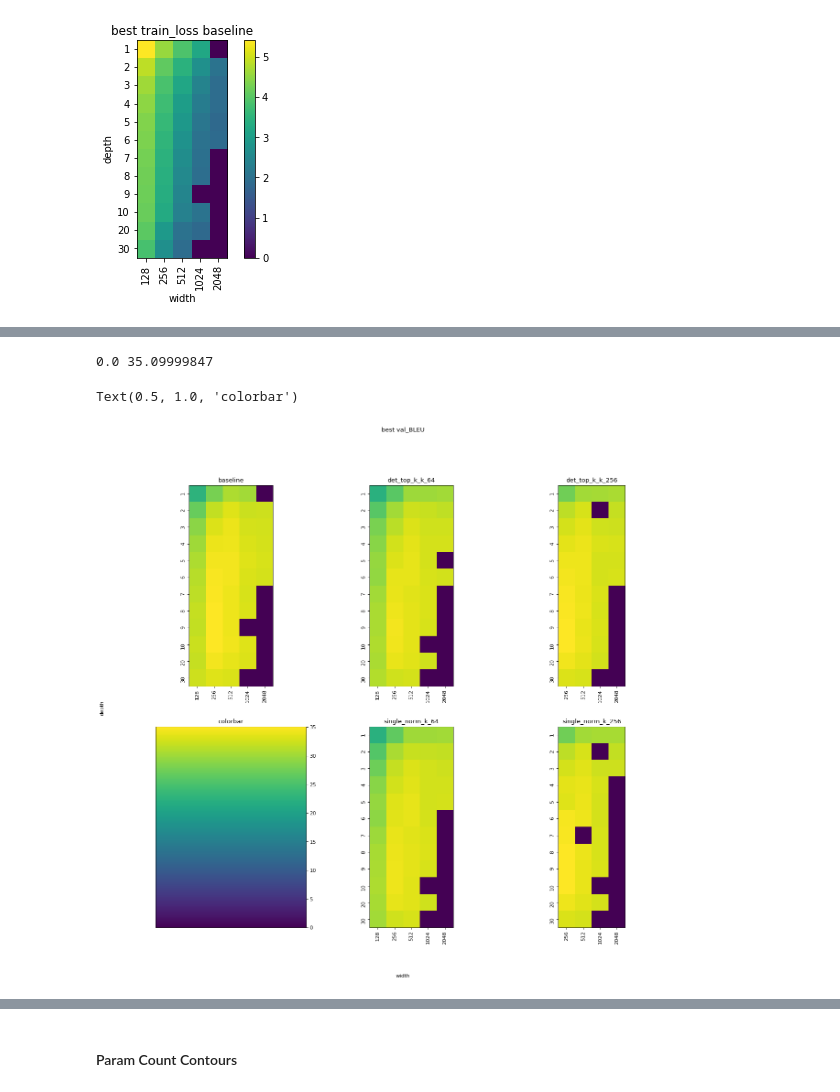
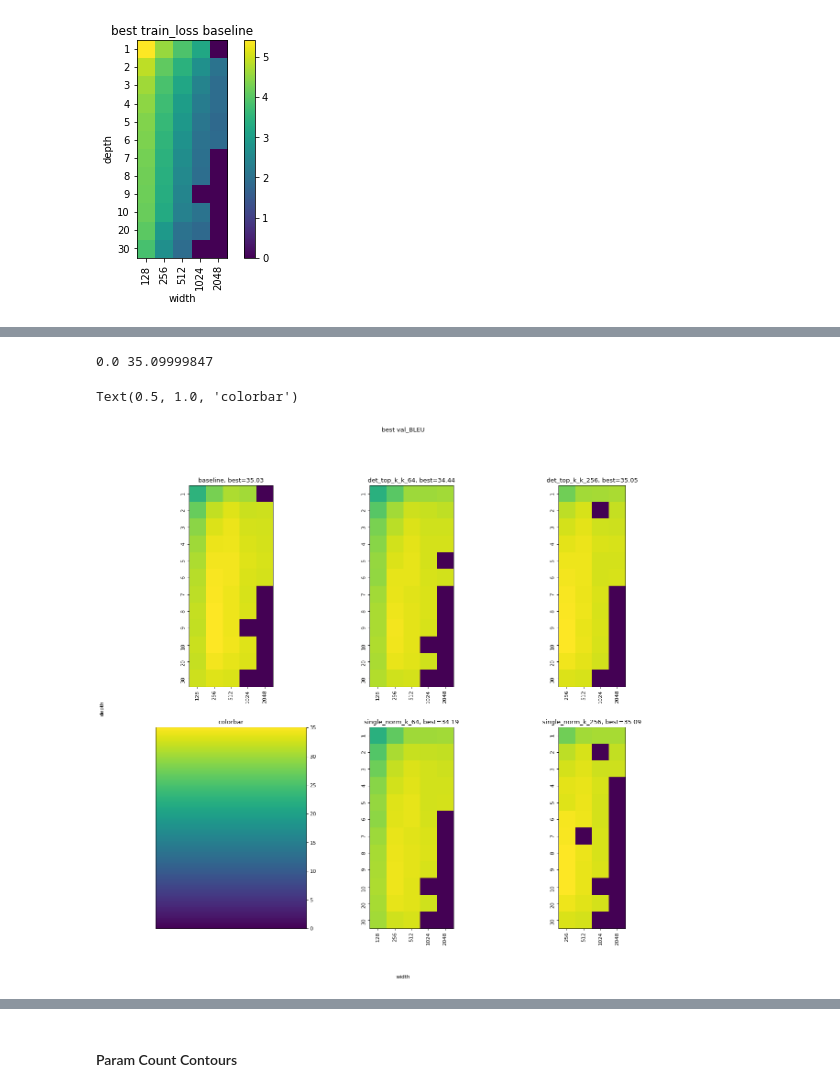
Before and after one commit to darkmatter08/fairseq, a Jupyter notebook: fairseq/modules/compare_linears/Analyze width depth sweeps.ipynb, the cells around one changed output, grey strips where cells are left out. Cells and saved outputs as stored; diff of their text form; code cells hidden in the pictures.

```diff
--- a/fairseq/modules/compare_linears/Analyze width depth sweeps.ipynb
+++ b/fairseq/modules/compare_linears/Analyze width depth sweeps.ipynb
@@ -520,7 +520,7 @@ plt.colorbar()
 <matplotlib.colorbar.Colorbar at 0x...>
 [figure]
 # %%
-def make_heatmap(baseline_results, ax, title='', field='BEST_LOSS_TRAIN_EPOCH_1', vmin=None, vmax=None):
+def make_heatmap(baseline_results, ax, title='', field='BEST_LOSS_TRAIN_EPOCH_1', vmin=None, vmax=None, function=np.min):
     all_layers_baseline = np.unique(baseline_results['n_layers_encoder_layers'])
     all_widths_baseline = np.unique(baseline_results['d_model_encoder_embed_dim'])
 
@@ -539,6 +539,7 @@ def make_heatmap(baseline_results, ax, title='', field='BEST_LOSS_TRAIN_EPOCH_1'
     np.nan_to_num(all_train_losses, copy=False)
 
     imgresult = ax.imshow(all_train_losses, vmin=vmin, vmax=vmax)
+    title += ', best={:0.2f}'.format(function(all_train_losses[all_train_losses != 0]))
     try:
         ax.set_title(title)
         ax.set_xticks(ticks=range(len(all_widths_baseline)))
@@ -641,22 +642,22 @@ Text(0.5, 1.0, 'colorbar')
 # %%
 field = 'BEST_BLEU_VAL_EPOCH_120'
 vmin, vmax = get_normalizing_values(field)
 print(vmin, vmax)
 
 fig, all_ax = plt.subplots(2, 3, figsize=(18, 16), dpi= 80)
-result = make_heatmap(baseline_results, all_ax[0,0], title='baseline', field=field, vmin=vmin, vmax=vmax)
-result = make_heatmap(det_top_k_k_64, all_ax[0,1], title='det_top_k_k_64', field=field, vmin=vmin, vmax=vmax)
-result = make_heatmap(det_top_k_k_256, all_ax[0,2], title='det_top_k_k_256', field=field, vmin=vmin, vmax=vmax)
-result = make_heatmap(single_norm_k_64, all_ax[1,1], title='single_norm_k_64', field=field, vmin=vmin, vmax=vmax)
-result = make_heatmap(single_norm_k_256, all_ax[1,2], title='single_norm_k_256', field=field, vmin=vmin, vmax=vmax)
+result = make_heatmap(baseline_results, all_ax[0,0], title='baseline', field=field, vmin=vmin, vmax=vmax, function=np.max)
+result = make_heatmap(det_top_k_k_64, all_ax[0,1], title='det_top_k_k_64', field=field, vmin=vmin, vmax=vmax, function=np.max)
+result = make_heatmap(det_top_k_k_256, all_ax[0,2], title='det_top_k_k_256', field=field, vmin=vmin, vmax=vmax, function=np.max)
+result = make_heatmap(single_norm_k_64, all_ax[1,1], title='single_norm_k_64', field=field, vmin=vmin, vmax=vmax, function=np.max)
+result = make_heatmap(single_norm_k_256, all_ax[1,2], title='single_norm_k_256', field=field, vmin=vmin, vmax=vmax, function=np.max)
 
 fig.text(0.5, 0.04, 'width', ha='center')
 fig.text(0.04, 0.5, 'depth', va='center', rotation='vertical')
 fig.suptitle('best val_BLEU')
 
 fig.colorbar(result[0], cax=all_ax[1,0])
 all_ax[1,0].set_title('colorbar')
 # %% [output]
 0.0 35.09999847
 Text(0.5, 1.0, 'colorbar')
-[figure, old version]
+[figure, new version]
```
Also changed, not shown: parts of 10 cells of this notebook.
